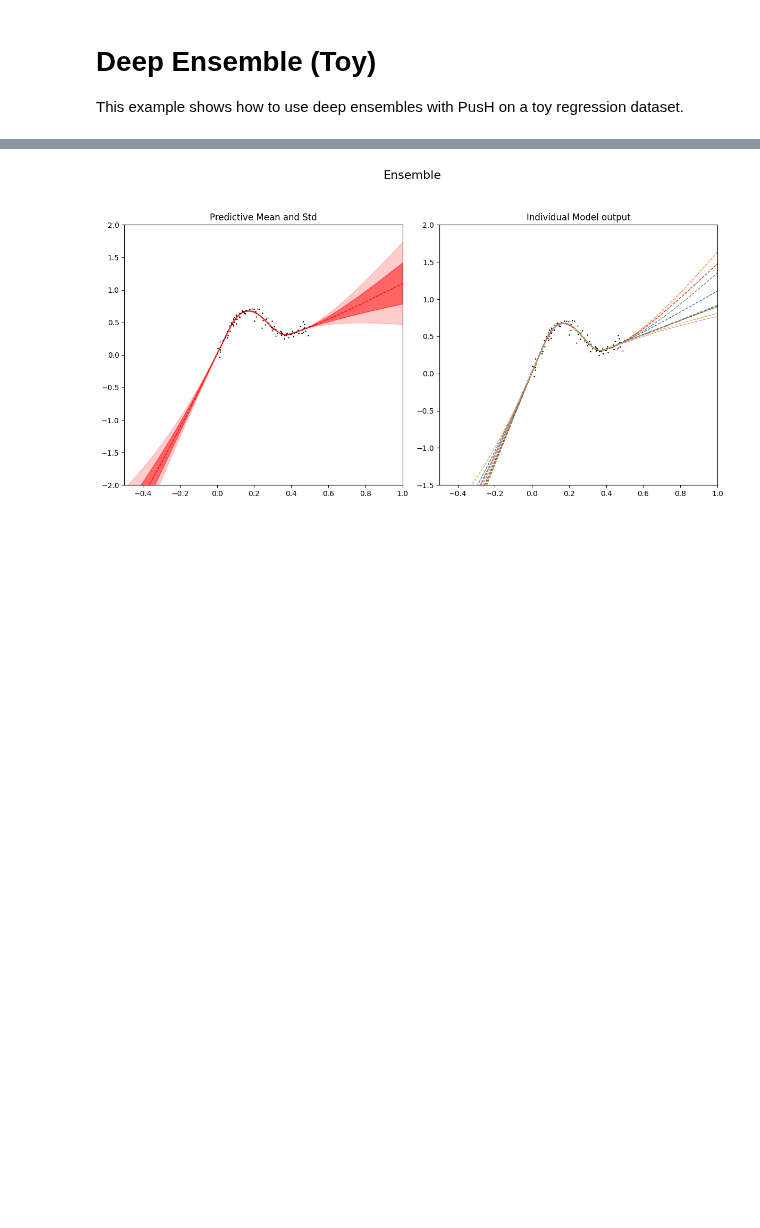
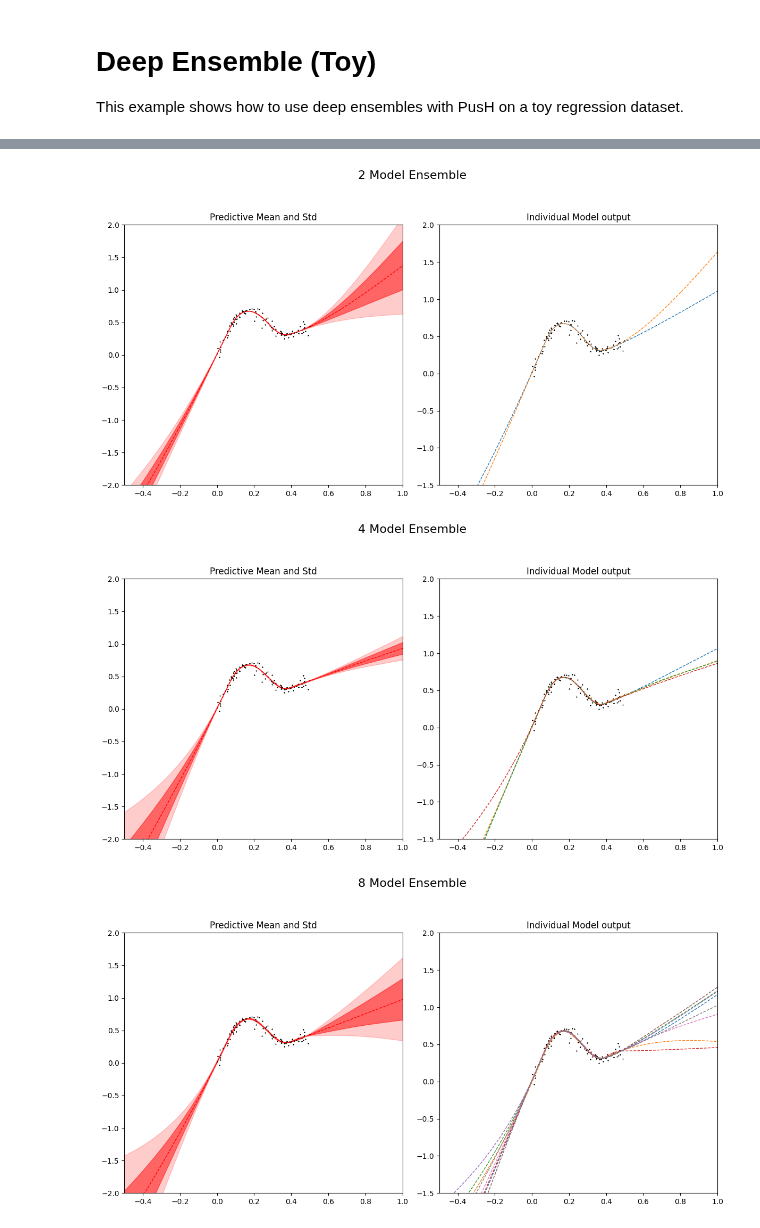
Before and after one commit to lbai-lab/push, a Jupyter notebook: docs/source/examples/01_Bayesian_Deep_Learning/01_Deep_Ensemble/de_toy.ipynb, the cells around one changed output, grey strips where cells are left out. Drawn from its saved outputs; the diff is of its cells as text; code cells hidden in the pictures; blank space fills up the shorter version.

Commit message:
de toy results neater

```diff
--- a/docs/source/examples/01_Bayesian_Deep_Learning/01_Deep_Ensemble/de_toy.ipynb
+++ b/docs/source/examples/01_Bayesian_Deep_Learning/01_Deep_Ensemble/de_toy.ipynb
@@ -77,3 +101,27 @@ ensemble = push.bayes.ensemble.train_deep_ensemble(
+# %%
+def get_ensemble_outputs(ensembles, x_grid):
+    """
+    Get predictions, means, and standard deviations from multiple ensembles.
+
+    Parameters:
+        ensembles (dict): A dictionary of ensembles keyed by the number of models.
+        x_grid (torch.Tensor): The input tensor for which predictions are made.
+
+    Returns:
+        dict: A dictionary containing predictions, means, and std for each ensemble size.
+    """
+    results = {}
+    for size, ensemble in ensembles.items():
+        output = ensemble.posterior_pred(x_grid, f_reg=True, mode=["mean", "std", "pred"])
+        results[size] = {
+            'mean': output["mean"],  # Assuming the mean is the first element
+            'std': output["std"],   # Assuming the std is the second element
+            'pred': output["pred"]  # Assuming the predictions are the third element
+        }
+        # print(f"Output for ensemble size {size}: Mean shape {output["mean"].shape}, STD shape {output["shape"].shape}")
+    return results
+
+outputs = get_ensemble_outputs(trained_ensembles, x_grid)
 # %%
 ensemble_output = ensemble.posterior_pred(x_grid, f_reg=True, mode=["mean", "std", "pred"])
 # %%
@@ -103,7 +151,12 @@ def plot_toy(outputs, num_models, title):
     fig.suptitle(title, fontsize=16, y=1.05)
     plt.tight_layout()
     plt.show()
-# %%
-plot_toy(ensemble_output, num_ensembles, "Ensemble")
-# %% [output]
-[figure, removed]
+# %%
+plot_toy(outputs[2], 2, "2 Model Ensemble")
+plot_toy(outputs[4], 4, "4 Model Ensemble")
+plot_toy(outputs[8], 8, "8 Model Ensemble")
+plot_toy(outputs[16], 16, "16 Model Ensemble")
+# %% [output]
+[figure, added]
+[figure, added]
+[figure, added]
```
Also changed, not shown: parts of 2 cells of this notebook, 3 other files.
